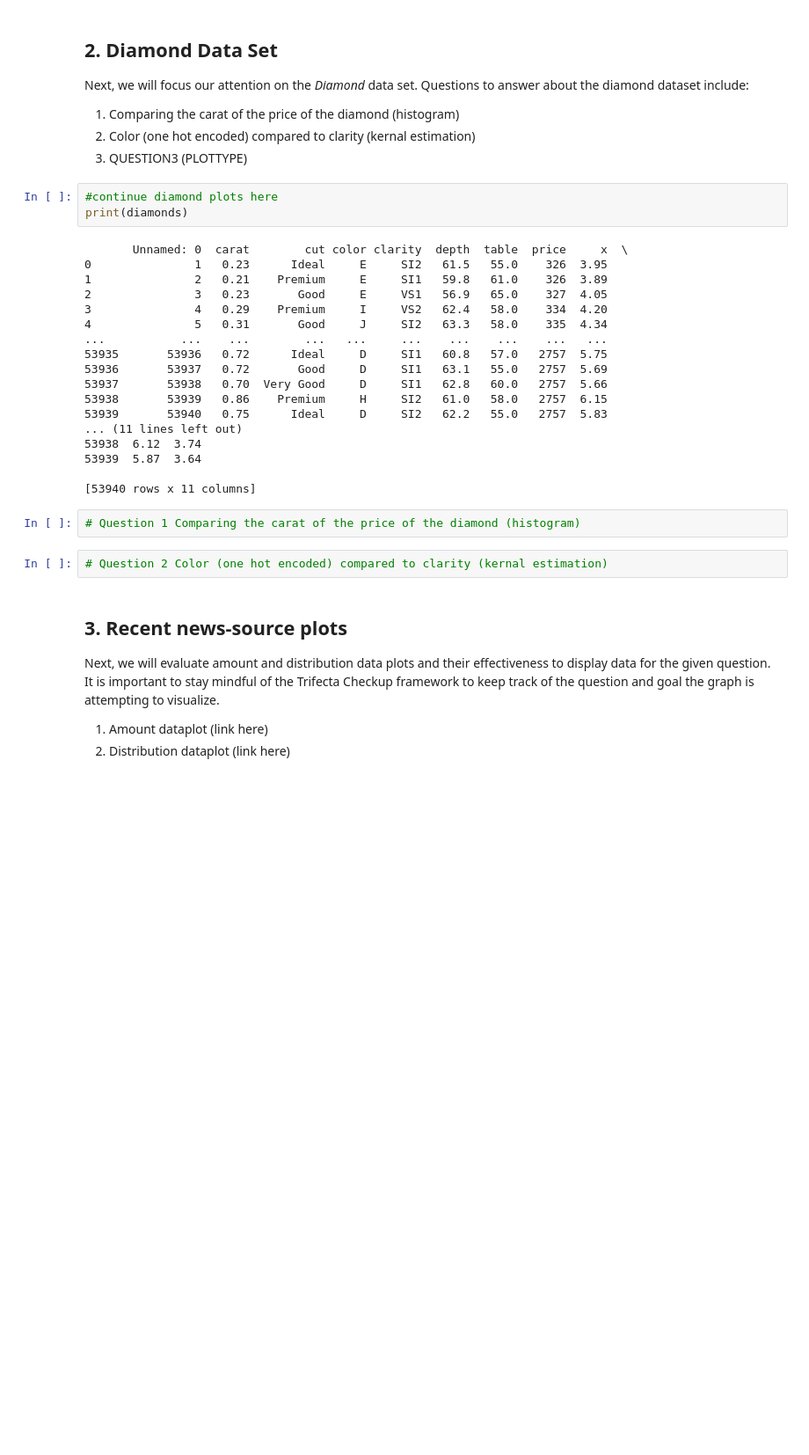
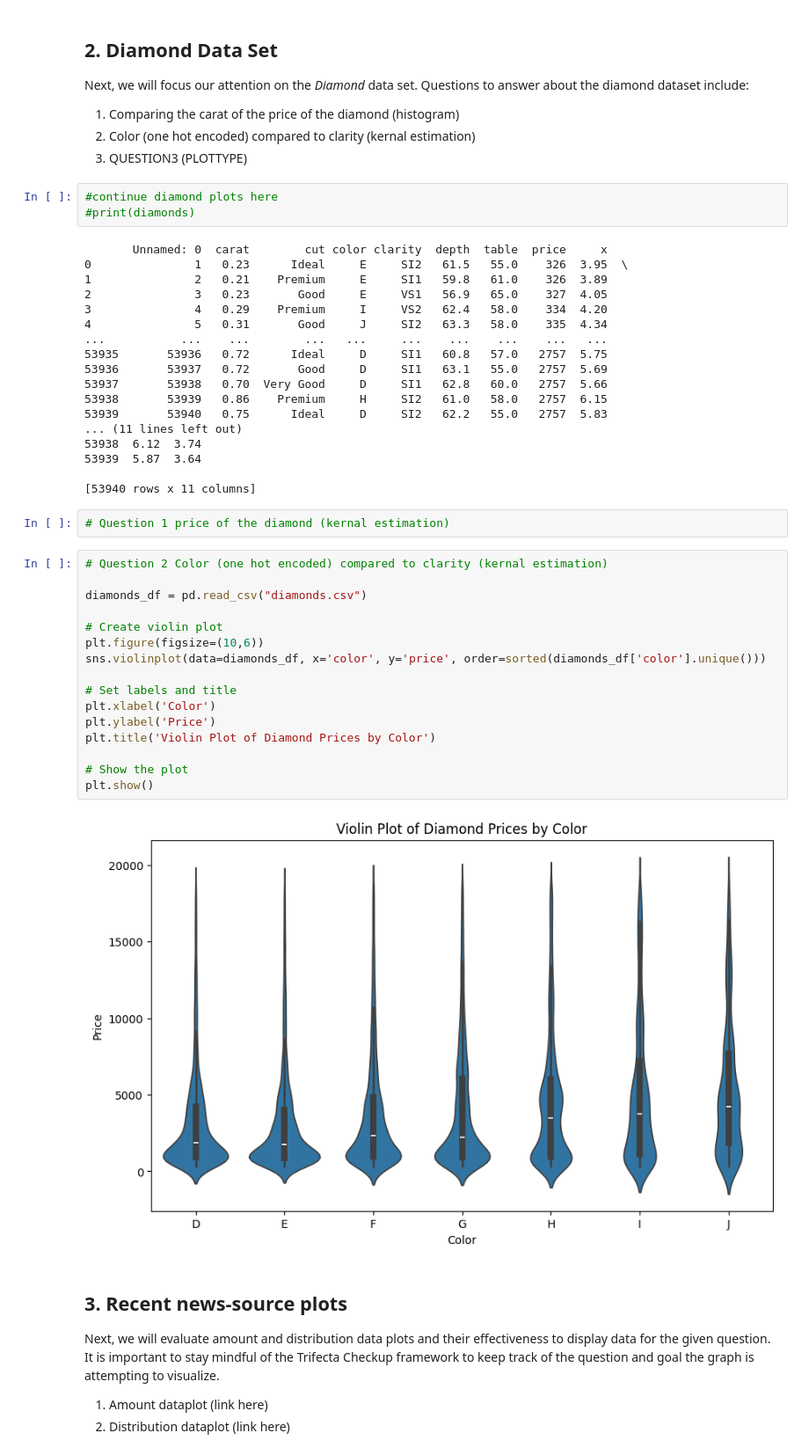
Before and after one commit to Ben-Heinze/CSCI-491-Data-Visualization, a Jupyter notebook: Project1_DataVisualization/Project1_CSCI491.ipynb, the cells around one changed output. Shown at 88% size. Drawn from its saved outputs; the diff is of its cells as text; blank space fills up the shorter version.

Commit message:
violins added

```diff
--- a/Project1_DataVisualization/Project1_CSCI491.ipynb
+++ b/Project1_DataVisualization/Project1_CSCI491.ipynb
@@ -141,10 +141,10 @@ Next, we will focus our attention on the *Diamond* data set. Questions to answer
 3. QUESTION3 (PLOTTYPE)
 # %%
 #continue diamond plots here
-print(diamonds)
+#print(diamonds)
 # %% [output]
-       Unnamed: 0  carat        cut color clarity  depth  table  price     x  \
-0               1   0.23      Ideal     E     SI2   61.5   55.0    326  3.95
+       Unnamed: 0  carat        cut color clarity  depth  table  price     x
+0               1   0.23      Ideal     E     SI2   61.5   55.0    326  3.95  \
 1               2   0.21    Premium     E     SI1   59.8   61.0    326  3.89
 2               3   0.23       Good     E     VS1   56.9   65.0    327  4.05
 3               4   0.29    Premium     I     VS2   62.4   58.0    334  4.20
@@ -161,9 +161,25 @@ print(diamonds)
 
 [53940 rows x 11 columns]
 # %%
-# Question 1 Comparing the carat of the price of the diamond (histogram)
+# Question 1 price of the diamond (kernal estimation)
 # %%
 # Question 2 Color (one hot encoded) compared to clarity (kernal estimation)
+
+diamonds_df = pd.read_csv("diamonds.csv")
+
+# Create violin plot
+plt.figure(figsize=(10,6))
+sns.violinplot(data=diamonds_df, x='color', y='price', order=sorted(diamonds_df['color'].unique()))
+
+# Set labels and title
+plt.xlabel('Color')
+plt.ylabel('Price')
+plt.title('Violin Plot of Diamond Prices by Color')
+
+# Show the plot
+plt.show()
+# %% [output]
+[figure, added]
 # %% [markdown]
 ## **3. Recent news-source plots**
 Next, we will evaluate amount and distribution data plots and their effectiveness to display data for the given question. It is important to stay mindful of the Trifecta Checkup framework to keep track of the question and goal the graph is attempting to visualize.
```
Also changed, not shown: parts of 2 cells of this notebook, 1 other file.
